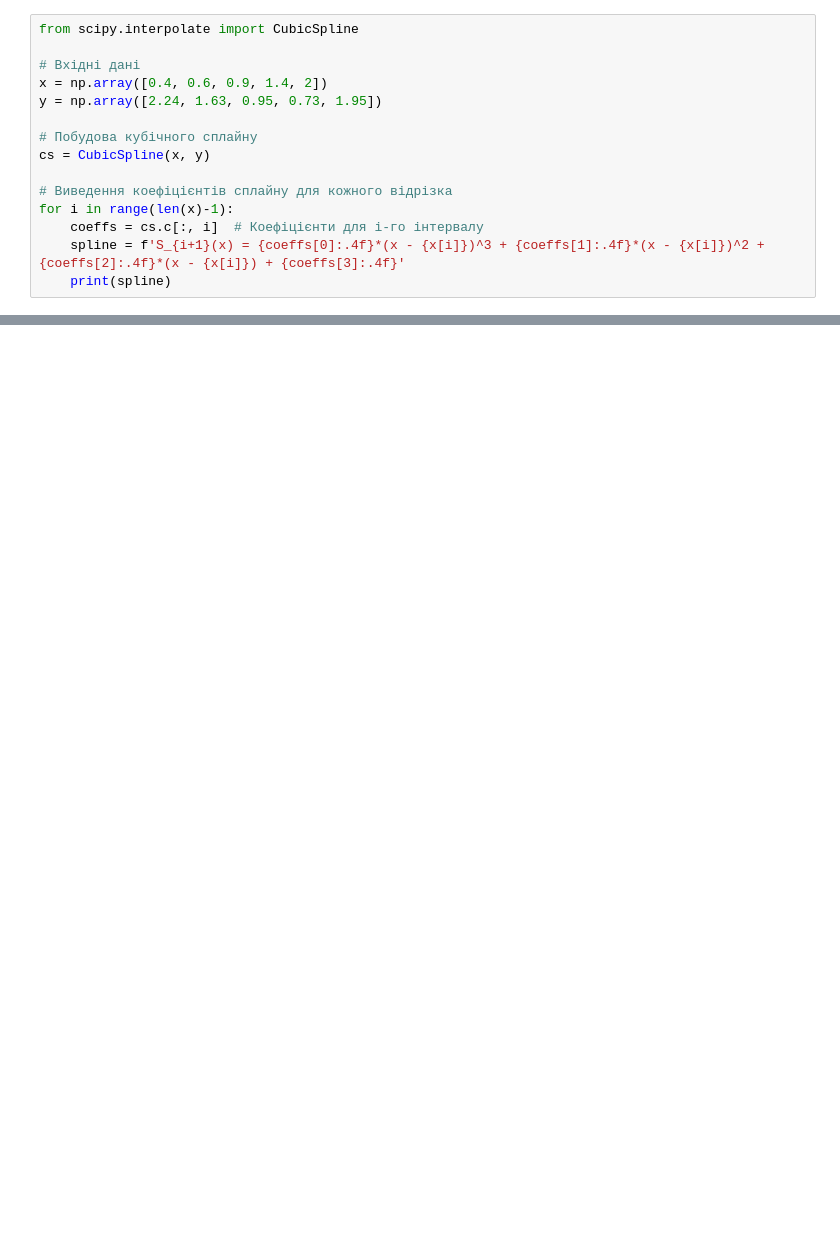
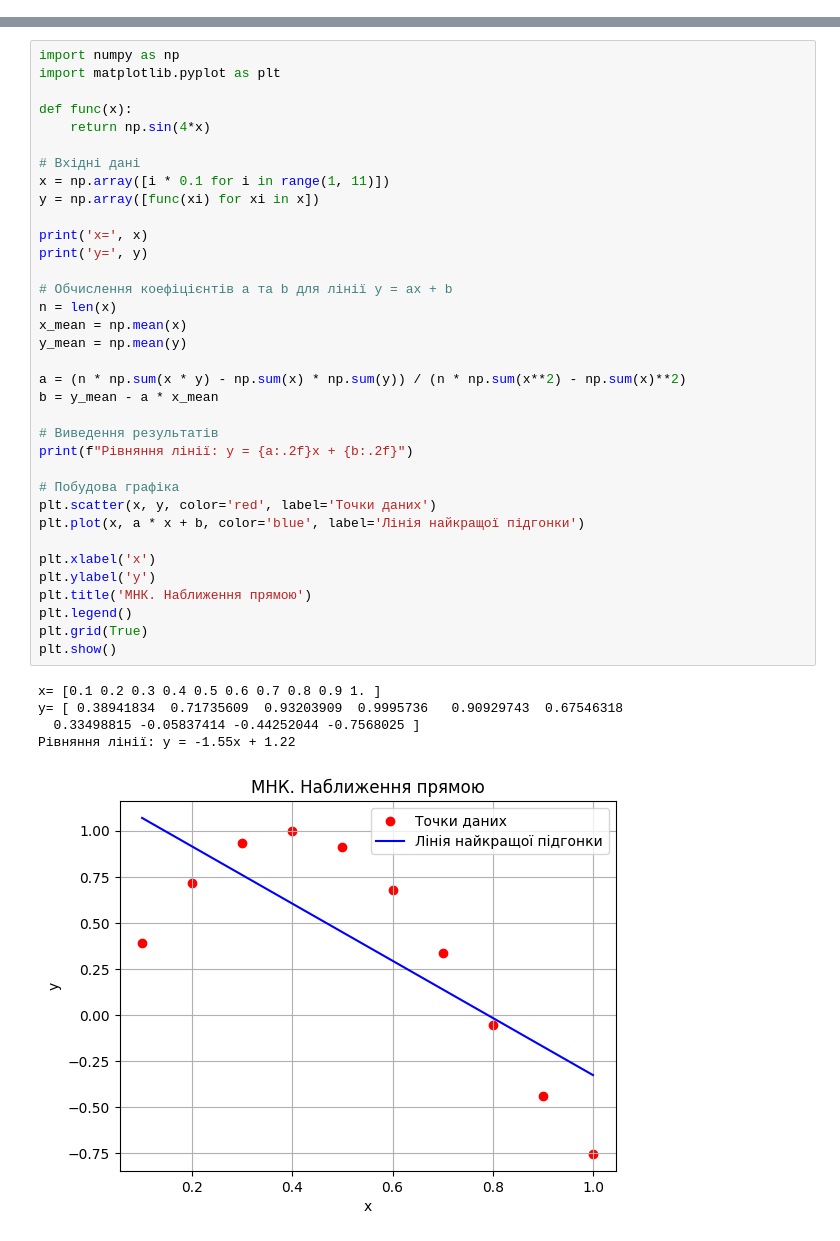
Before and after one commit to Alina1-10/NM, a Jupyter notebook: Лаб_р_11_Губницька_Аліна_7_варіант_ipynb".ipynb, the cells around one changed output, grey strips where cells are left out. Cells and saved outputs as stored; diff of their text form; blank space fills up the shorter version.

```diff
--- a/Лаб_р_11_Губницька_Аліна_7_варіант_ipynb".ipynb
+++ b/Лаб_р_11_Губницька_Аліна_7_варіант_ipynb".ipynb
@@ -92,15 +2,0 @@ plt.show()
-# %%
-from scipy.interpolate import CubicSpline
-
-# Вхідні дані
-x = np.array([0.4, 0.6, 0.9, 1.4, 2])
-y = np.array([2.24, 1.63, 0.95, 0.73, 1.95])
-
-# Побудова кубічного сплайну
-cs = CubicSpline(x, y)
-
-# Виведення коефіцієнтів сплайну для кожного відрізка
-for i in range(len(x)-1):
-    coeffs = cs.c[:, i]  # Коефіцієнти для i-го інтервалу
-    spline = f'S_{i+1}(x) = {coeffs[0]:.4f}*(x - {x[i]})^3 + {coeffs[1]:.4f}*(x - {x[i]})^2 + {coeffs[2]:.4f}*(x - {x[i]}) + {coeffs[3]:.4f}'
-    print(spline)
@@ -240,0 +8,41 @@ plt.show()
+# %%
+import numpy as np
+import matplotlib.pyplot as plt
+
+def func(x):
+    return np.sin(4*x)
+
+# Вхідні дані
+x = np.array([i * 0.1 for i in range(1, 11)])
+y = np.array([func(xi) for xi in x])
+
+print('x=', x)
+print('y=', y)
+
+# Обчислення коефіцієнтів a та b для лінії y = ax + b
+n = len(x)
+x_mean = np.mean(x)
+y_mean = np.mean(y)
+
+a = (n * np.sum(x * y) - np.sum(x) * np.sum(y)) / (n * np.sum(x**2) - np.sum(x)**2)
+b = y_mean - a * x_mean
+
+# Виведення результатів
+print(f"Рівняння лінії: y = {a:.2f}x + {b:.2f}")
+
+# Побудова графіка
+plt.scatter(x, y, color='red', label='Точки даних')
+plt.plot(x, a * x + b, color='blue', label='Лінія найкращої підгонки')
+
+plt.xlabel('x')
+plt.ylabel('y')
+plt.title('МНК. Наближення прямою')
+plt.legend()
+plt.grid(True)
+plt.show()
+# %% [output]
+x= [0.1 0.2 0.3 0.4 0.5 0.6 0.7 0.8 0.9 1. ]
+y= [ 0.38941834  0.71735609  0.93203909  0.9995736   0.90929743  0.67546318
+  0.33498815 -0.05837414 -0.44252044 -0.7568025 ]
+Рівняння лінії: y = -1.55x + 1.22
+[figure, added]
```
Also changed, not shown: parts of 20 cells of this notebook.
